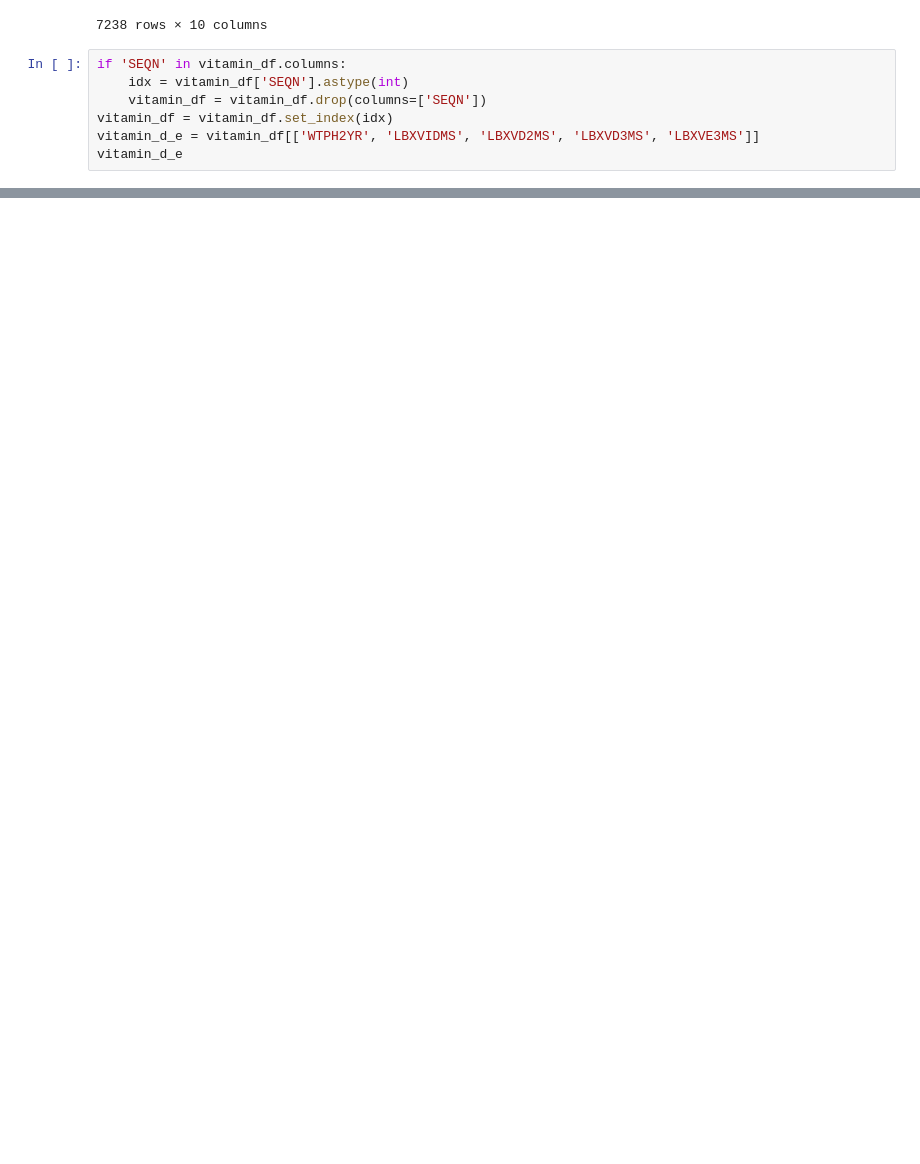
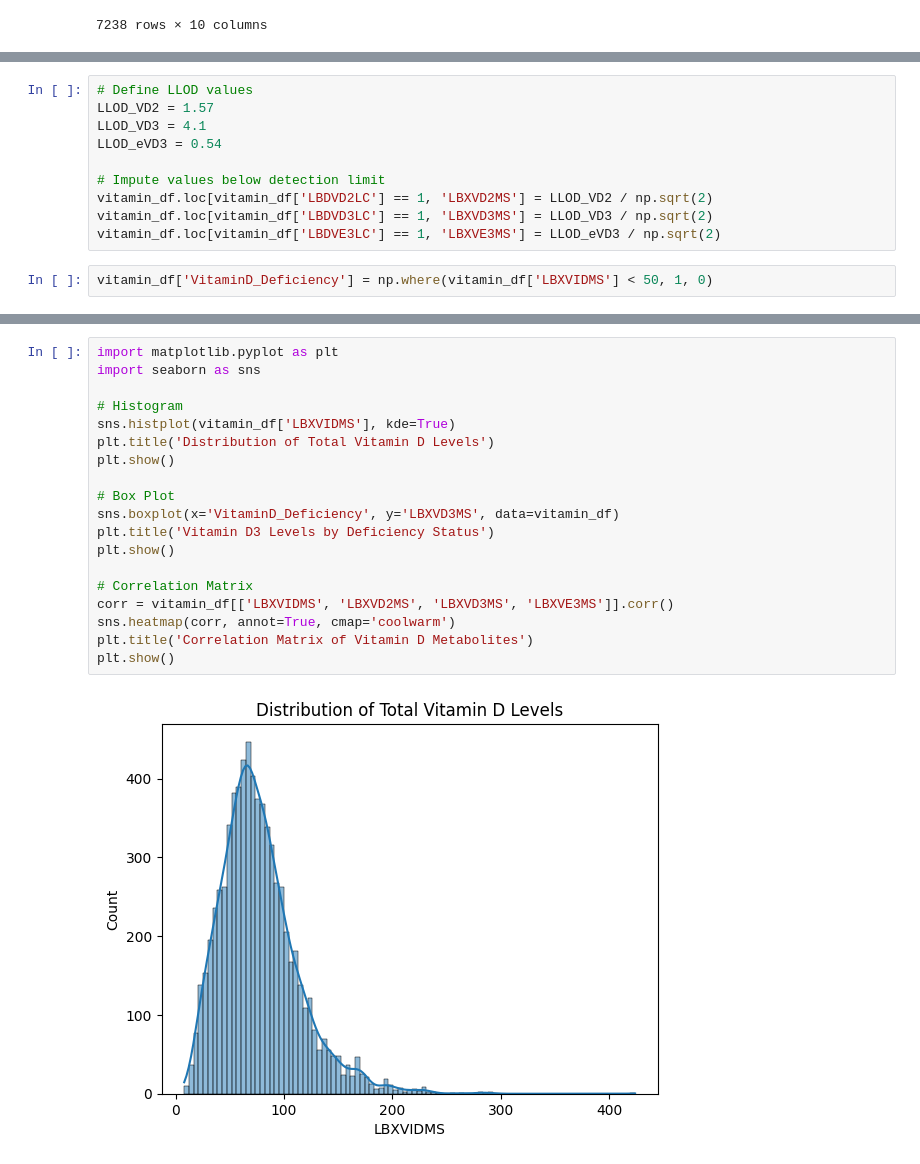
Before and after one commit to y00628/dpml-nhanes-vitamin, a Jupyter notebook: nhanes-data-dpml.ipynb, the cells around one changed output, grey strips where cells are left out. Drawn from its saved outputs; the diff is of its cells as text; blank space fills up the shorter version.

```diff
--- a/nhanes-data-dpml.ipynb
+++ b/nhanes-data-dpml.ipynb
@@ -50,10 +50,3 @@ vitamin_df
 | 8725 | 142309.0 | 46284.416719 | 17.8 | 5.397605e-79 | 1.57 | 1.000000e+00 | 16.2 | 5.397605e-79 | 0.78 | 5.397605e-79 |
 | 8726 | 142310.0 | 53250.820372 | 136.0 | 5.397605e-79 | 1.57 | 1.000000e+00 | 134.0 | 5.397605e-79 | 9.28 | 5.397605e-79 |
 7238 rows × 10 columns
-# %%
-if 'SEQN' in vitamin_df.columns:
-    idx = vitamin_df['SEQN'].astype(int)
-    vitamin_df = vitamin_df.drop(columns=['SEQN'])
-vitamin_df = vitamin_df.set_index(idx)
-vitamin_d_e = vitamin_df[['WTPH2YR', 'LBXVIDMS', 'LBXVD2MS', 'LBXVD3MS', 'LBXVE3MS']]
-vitamin_d_e
@@ -250,0 +53,12 @@ plt.show()
+# %%
+# Define LLOD values
+LLOD_VD2 = 1.57
+LLOD_VD3 = 4.1
+LLOD_eVD3 = 0.54
+
+# Impute values below detection limit
+vitamin_df.loc[vitamin_df['LBDVD2LC'] == 1, 'LBXVD2MS'] = LLOD_VD2 / np.sqrt(2)
+vitamin_df.loc[vitamin_df['LBDVD3LC'] == 1, 'LBXVD3MS'] = LLOD_VD3 / np.sqrt(2)
+vitamin_df.loc[vitamin_df['LBDVE3LC'] == 1, 'LBXVE3MS'] = LLOD_eVD3 / np.sqrt(2)
+# %%
+vitamin_df['VitaminD_Deficiency'] = np.where(vitamin_df['LBXVIDMS'] < 50, 1, 0)
@@ -250,0 +77,21 @@ plt.show()
+# %%
+import matplotlib.pyplot as plt
+import seaborn as sns
+
+# Histogram
+sns.histplot(vitamin_df['LBXVIDMS'], kde=True)
+plt.title('Distribution of Total Vitamin D Levels')
+plt.show()
+
+# Box Plot
+sns.boxplot(x='VitaminD_Deficiency', y='LBXVD3MS', data=vitamin_df)
+plt.title('Vitamin D3 Levels by Deficiency Status')
+plt.show()
+
+# Correlation Matrix
+corr = vitamin_df[['LBXVIDMS', 'LBXVD2MS', 'LBXVD3MS', 'LBXVE3MS']].corr()
+sns.heatmap(corr, annot=True, cmap='coolwarm')
+plt.title('Correlation Matrix of Vitamin D Metabolites')
+plt.show()
+# %% [output]
+[figure, added]
```
Also changed, not shown: parts of 19 cells of this notebook, 1 other file.
